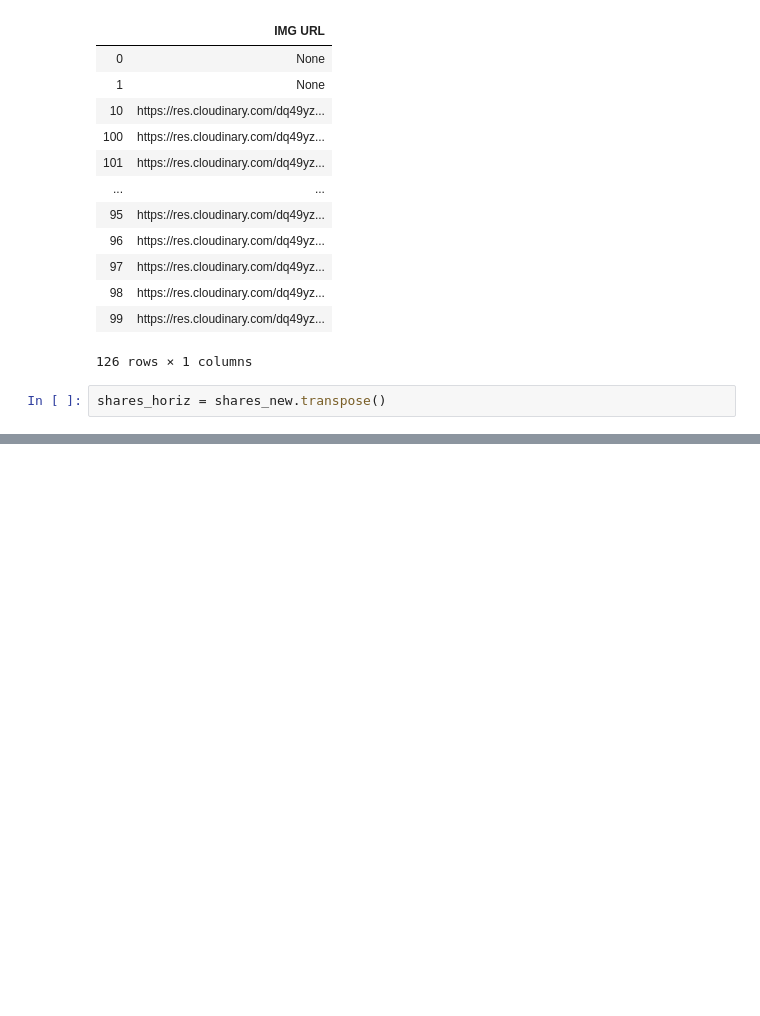
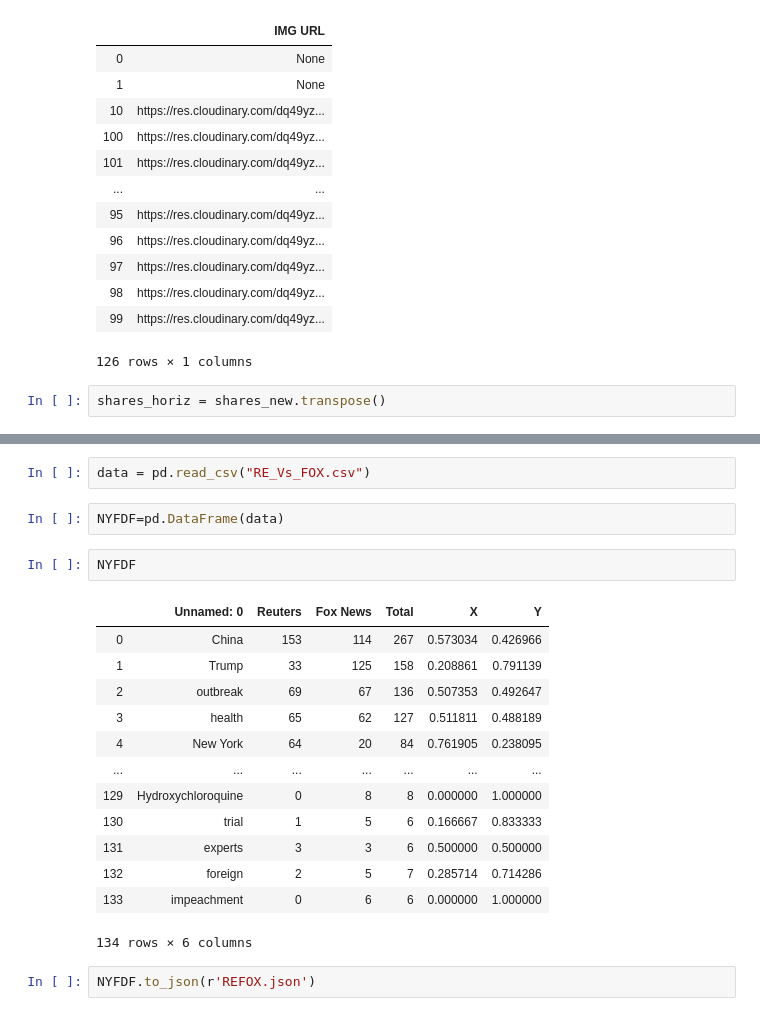
Before and after one commit to deirdrebclark/pro3-News, a Jupyter notebook: COVID-news/NLP_clean.ipynb, the cells around one changed output, grey strips where cells are left out. Saved outputs shown, nothing was run; the diff lists cells and outputs as text; blank space fills up the shorter version.

```diff
--- a/COVID-news/NLP_clean.ipynb
+++ b/COVID-news/NLP_clean.ipynb
@@ -376,0 +437,22 @@ client.close()
+# %%
+data = pd.read_csv("RE_Vs_FOX.csv")
+# %%
+NYFDF=pd.DataFrame(data)
+# %%
+NYFDF
+# %% [output]
+|  | Unnamed: 0 | Reuters | Fox News | Total | X | Y |
+| 0 | China | 153 | 114 | 267 | 0.573034 | 0.426966 |
+| 1 | Trump | 33 | 125 | 158 | 0.208861 | 0.791139 |
+| 2 | outbreak | 69 | 67 | 136 | 0.507353 | 0.492647 |
+| 3 | health | 65 | 62 | 127 | 0.511811 | 0.488189 |
+| 4 | New York | 64 | 20 | 84 | 0.761905 | 0.238095 |
+| ... | ... | ... | ... | ... | ... | ... |
+| 129 | Hydroxychloroquine | 0 | 8 | 8 | 0.000000 | 1.000000 |
+| 130 | trial | 1 | 5 | 6 | 0.166667 | 0.833333 |
+| 131 | experts | 3 | 3 | 6 | 0.500000 | 0.500000 |
+| 132 | foreign | 2 | 5 | 7 | 0.285714 | 0.714286 |
+| 133 | impeachment | 0 | 6 | 6 | 0.000000 | 1.000000 |
+134 rows × 6 columns
+# %%
+NYFDF.to_json(r'REFOX.json')
```
Also changed, not shown: parts of 13 cells of this notebook, 18 other files.
